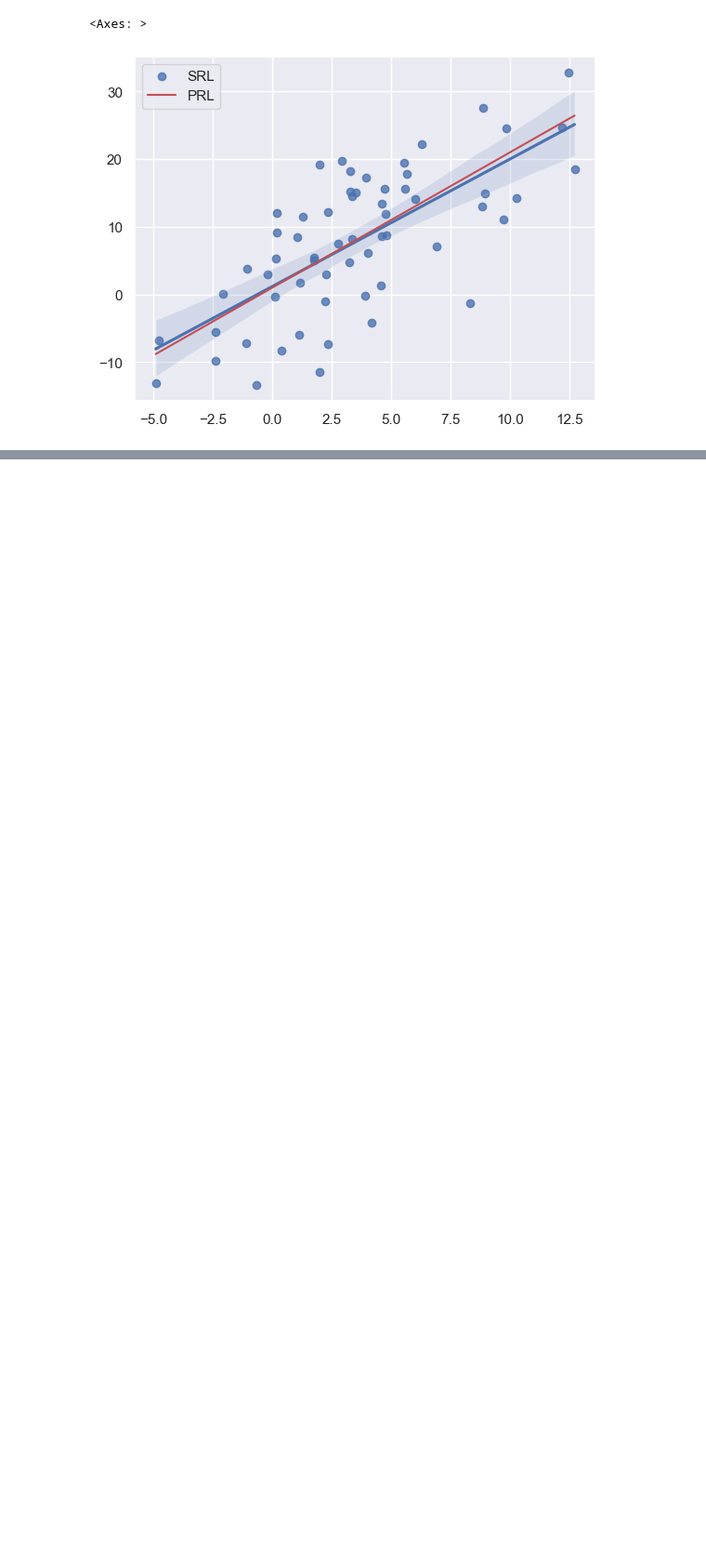
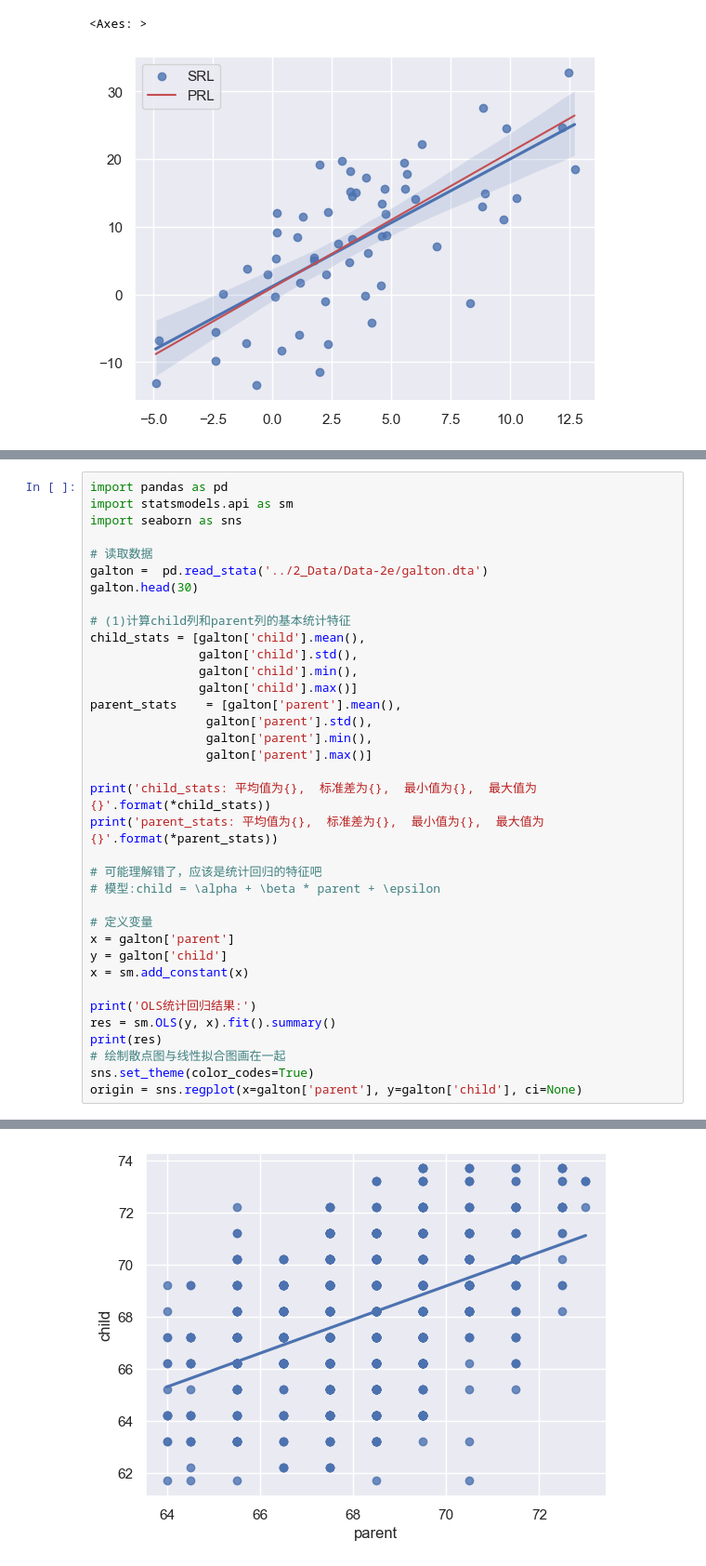
Before and after one commit to watalo/eco-stats, a Jupyter notebook: Econometrics_cq/1_Code/Chapter_04.ipynb, the cells around one changed output, grey strips where cells are left out. Shown at 93% size. Drawn from its saved outputs; the diff is of its cells as text; blank space fills up the shorter version.

```diff
--- a/Econometrics_cq/1_Code/Chapter_04.ipynb
+++ b/Econometrics_cq/1_Code/Chapter_04.ipynb
@@ -164,0 +167,37 @@ Notes:
+# %%
+import pandas as pd
+import statsmodels.api as sm
+import seaborn as sns
+
+# 读取数据
+galton =  pd.read_stata('../2_Data/Data-2e/galton.dta')
+galton.head(30)
+
+# (1)计算child列和parent列的基本统计特征
+child_stats	= [galton['child'].mean(),
+               galton['child'].std(),
+               galton['child'].min(),
+               galton['child'].max()]
+parent_stats	= [galton['parent'].mean(),
+                galton['parent'].std(),
+                galton['parent'].min(),
+                galton['parent'].max()]
+
+print('child_stats: 平均值为{},  标准差为{},  最小值为{},  最大值为{}'.format(*child_stats))
+print('parent_stats: 平均值为{},  标准差为{},  最小值为{},  最大值为{}'.format(*parent_stats))
+
+# 可能理解错了，应该是统计回归的特征吧
+# 模型:child = \alpha + \beta * parent + \epsilon
+
+# 定义变量
+x = galton['parent']
+y = galton['child']
+x = sm.add_constant(x)
+
+print('OLS统计回归结果:')
+res = sm.OLS(y, x).fit().summary()
+print(res)
+# 绘制散点图与线性拟合图画在一起
+sns.set_theme(color_codes=True)
+origin = sns.regplot(x=galton['parent'], y=galton['child'], ci=None)
+# %% [output]
@@ -164,0 +221 @@ Notes:
+[figure, added]
```
Also changed, not shown: parts of 3 cells of this notebook, 6 other files.
